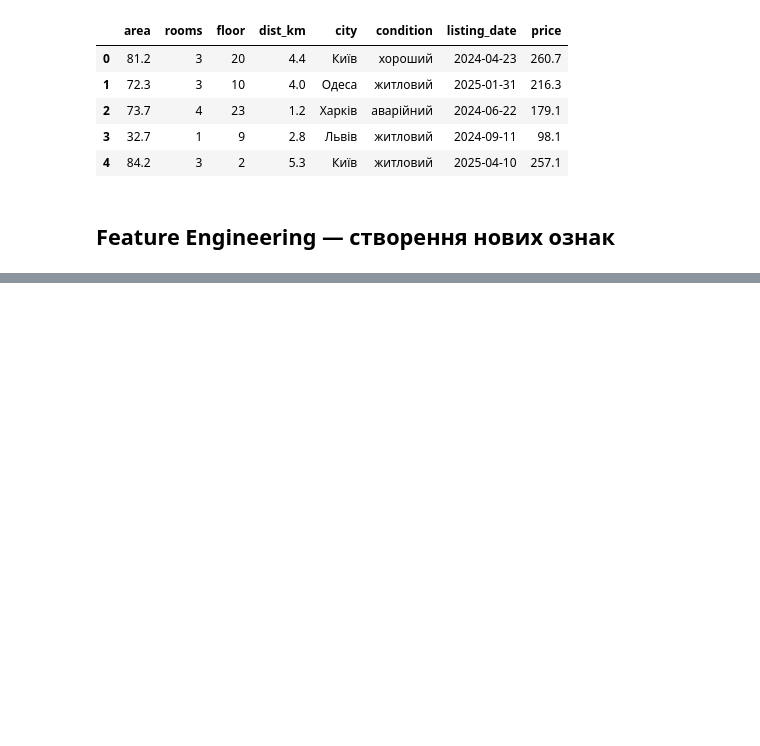
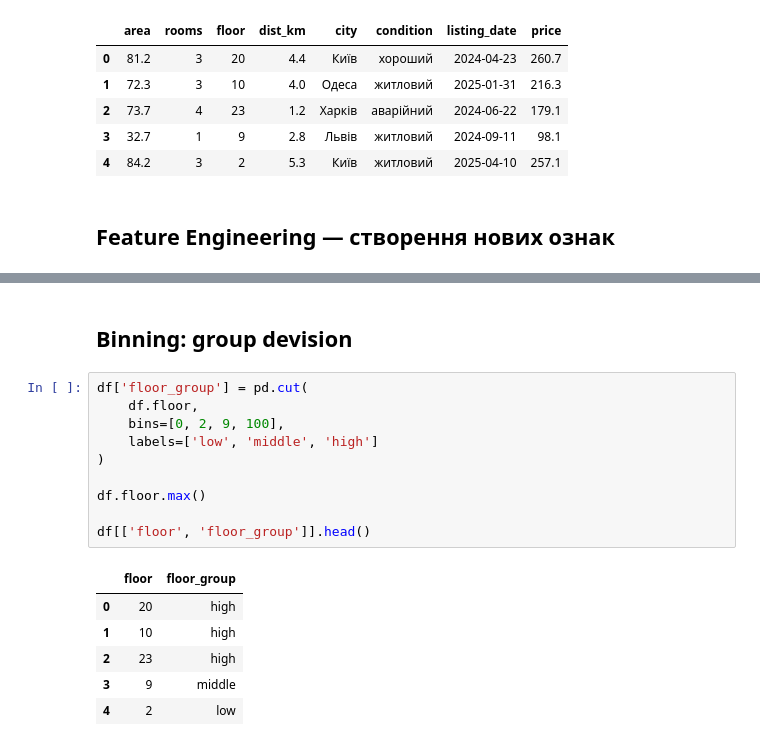
Before and after one commit to NatalieAleksandrova2026/Analysis_Cafe_Sales, a Jupyter notebook: ML/ML_feature_engineering_categorical_features.ipynb, the cells around one changed output, grey strips where cells are left out. Cells and saved outputs as stored; diff of their text form; blank space fills up the shorter version.

```diff
--- a/ML/ML_feature_engineering_categorical_features.ipynb
+++ b/ML/ML_feature_engineering_categorical_features.ipynb
@@ -57,0 +108,19 @@ apt.head()
+# %% [markdown]
+## Binning: group devision
+# %%
+df['floor_group'] = pd.cut(
+    df.floor,
+    bins=[0, 2, 9, 100],
+    labels=['low', 'middle', 'high']
+)
+
+df.floor.max()
+
+df[['floor', 'floor_group']].head()
+# %% [output]
+|  | floor | floor_group |
+| 0 | 20 | high |
+| 1 | 10 | high |
+| 2 | 23 | high |
+| 3 | 9 | middle |
+| 4 | 2 | low |
```
Also changed, not shown: parts of 7 cells of this notebook.
